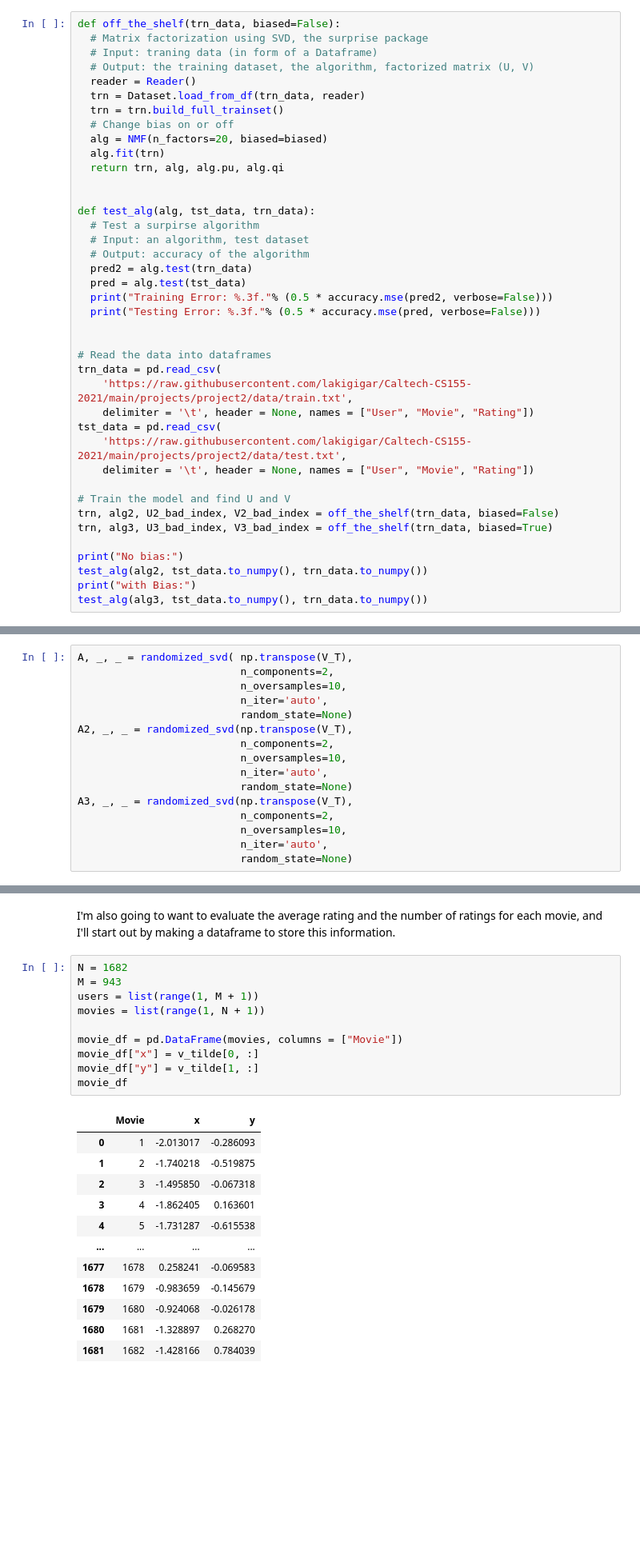
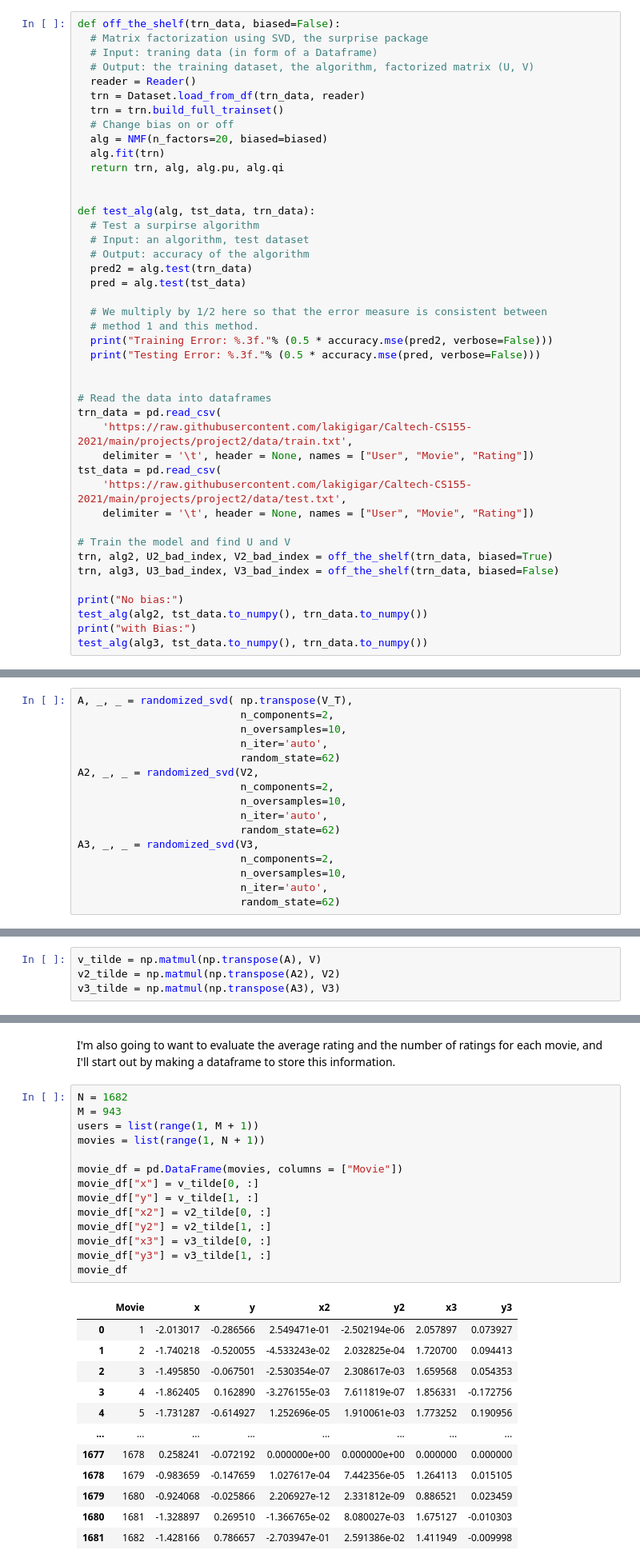
Before and after one commit to heathjohn62/CS155-Fake-Deep, a Jupyter notebook: project2/get_UV.ipynb, the cells around one changed output, grey strips where cells are left out. Shown: that part at 80% size. Drawn from its saved outputs; the diff is of its cells as text; blank space fills up the shorter version.

```diff
--- a/project2/get_UV.ipynb
+++ b/project2/get_UV.ipynb
@@ -182,6 +183,9 @@ def test_alg(alg, tst_data, trn_data):
   # Output: accuracy of the algorithm
   pred2 = alg.test(trn_data)
   pred = alg.test(tst_data)
+
+  # We multiply by 1/2 here so that the error measure is consistent between
+  # method 1 and this method.
   print("Training Error: %.3f."% (0.5 * accuracy.mse(pred2, verbose=False)))
   print("Testing Error: %.3f."% (0.5 * accuracy.mse(pred, verbose=False)))
 
@@ -195,8 +199,8 @@ tst_data = pd.read_csv(
     delimiter = '\t', header = None, names = ["User", "Movie", "Rating"])
 
 # Train the model and find U and V
-trn, alg2, U2_bad_index, V2_bad_index = off_the_shelf(trn_data, biased=False)
-trn, alg3, U3_bad_index, V3_bad_index = off_the_shelf(trn_data, biased=True)
+trn, alg2, U2_bad_index, V2_bad_index = off_the_shelf(trn_data, biased=True)
+trn, alg3, U3_bad_index, V3_bad_index = off_the_shelf(trn_data, biased=False)
 
 print("No bias:")
 test_alg(alg2, tst_data.to_numpy(), trn_data.to_numpy())
@@ -261,16 +265,16 @@ A, _, _ = randomized_svd( np.transpose(V_T),
                           n_components=2,
                           n_oversamples=10,
                           n_iter='auto',
-                          random_state=None)
-A2, _, _ = randomized_svd(np.transpose(V_T),
+                          random_state=62)
+A2, _, _ = randomized_svd(V2,
                           n_components=2,
                           n_oversamples=10,
                           n_iter='auto',
-                          random_state=None)
-A3, _, _ = randomized_svd(np.transpose(V_T),
+                          random_state=62)
+A3, _, _ = randomized_svd(V3,
                           n_components=2,
                           n_oversamples=10,
                           n_iter='auto',
-                          random_state=None)
+                          random_state=62)
 # %% [markdown]
 Next, I evaluate the projection of V into 2-D.
@@ -280,3 +281,7 @@ v_tilde = np.matmul(np.transpose(A), V)
+# %%
+v_tilde = np.matmul(np.transpose(A), V)
+v2_tilde = np.matmul(np.transpose(A2), V2)
+v3_tilde = np.matmul(np.transpose(A3), V3)
 # %% [markdown]
 Next, let's package $\tilde{U}$ and $\tilde{V}$ into a pandas dataframe with the other movie data.
 # %%
@@ -302,23 +307,27 @@ I'm also going to want to evaluate the average rating and the number of ratings
 # %%
 N = 1682
 M = 943
 users = list(range(1, M + 1))
 movies = list(range(1, N + 1))
 
 movie_df = pd.DataFrame(movies, columns = ["Movie"])
 movie_df["x"] = v_tilde[0, :]
 movie_df["y"] = v_tilde[1, :]
+movie_df["x2"] = v2_tilde[0, :]
+movie_df["y2"] = v2_tilde[1, :]
+movie_df["x3"] = v3_tilde[0, :]
+movie_df["y3"] = v3_tilde[1, :]
 movie_df
 # %% [output]
-|  | Movie | x | y |
-| 0 | 1 | -2.013017 | -0.286093 |
-| 1 | 2 | -1.740218 | -0.519875 |
-| 2 | 3 | -1.495850 | -0.067318 |
-| 3 | 4 | -1.862405 | 0.163601 |
-| 4 | 5 | -1.731287 | -0.615538 |
-| ... | ... | ... | ... |
-| 1677 | 1678 | 0.258241 | -0.069583 |
-| 1678 | 1679 | -0.983659 | -0.145679 |
-| 1679 | 1680 | -0.924068 | -0.026178 |
-| 1680 | 1681 | -1.328897 | 0.268270 |
-| 1681 | 1682 | -1.428166 | 0.784039 |
+|  | Movie | x | y | x2 | y2 | x3 | y3 |
+| 0 | 1 | -2.013017 | -0.286566 | 2.549471e-01 | -2.502194e-06 | 2.057897 | 0.073927 |
+| 1 | 2 | -1.740218 | -0.520055 | -4.533243e-02 | 2.032825e-04 | 1.720700 | 0.094413 |
+| 2 | 3 | -1.495850 | -0.067501 | -2.530354e-07 | 2.308617e-03 | 1.659568 | 0.054353 |
+| 3 | 4 | -1.862405 | 0.162890 | -3.276155e-03 | 7.611819e-07 | 1.856331 | -0.172756 |
+| 4 | 5 | -1.731287 | -0.614927 | 1.252696e-05 | 1.910061e-03 | 1.773252 | 0.190956 |
+| ... | ... | ... | ... | ... | ... | ... | ... |
+| 1677 | 1678 | 0.258241 | -0.072192 | 0.000000e+00 | 0.000000e+00 | 0.000000 | 0.000000 |
+| 1678 | 1679 | -0.983659 | -0.147659 | 1.027617e-04 | 7.442356e-05 | 1.264113 | 0.015105 |
+| 1679 | 1680 | -0.924068 | -0.025866 | 2.206927e-12 | 2.331812e-09 | 0.886521 | 0.023459 |
+| 1680 | 1681 | -1.328897 | 0.269510 | -1.366765e-02 | 8.080027e-03 | 1.675127 | -0.010303 |
+| 1681 | 1682 | -1.428166 | 0.786657 | -2.703947e-01 | 2.591386e-02 | 1.411949 | -0.009998 |
```
Also changed, not shown: parts of 11 cells of this notebook.
